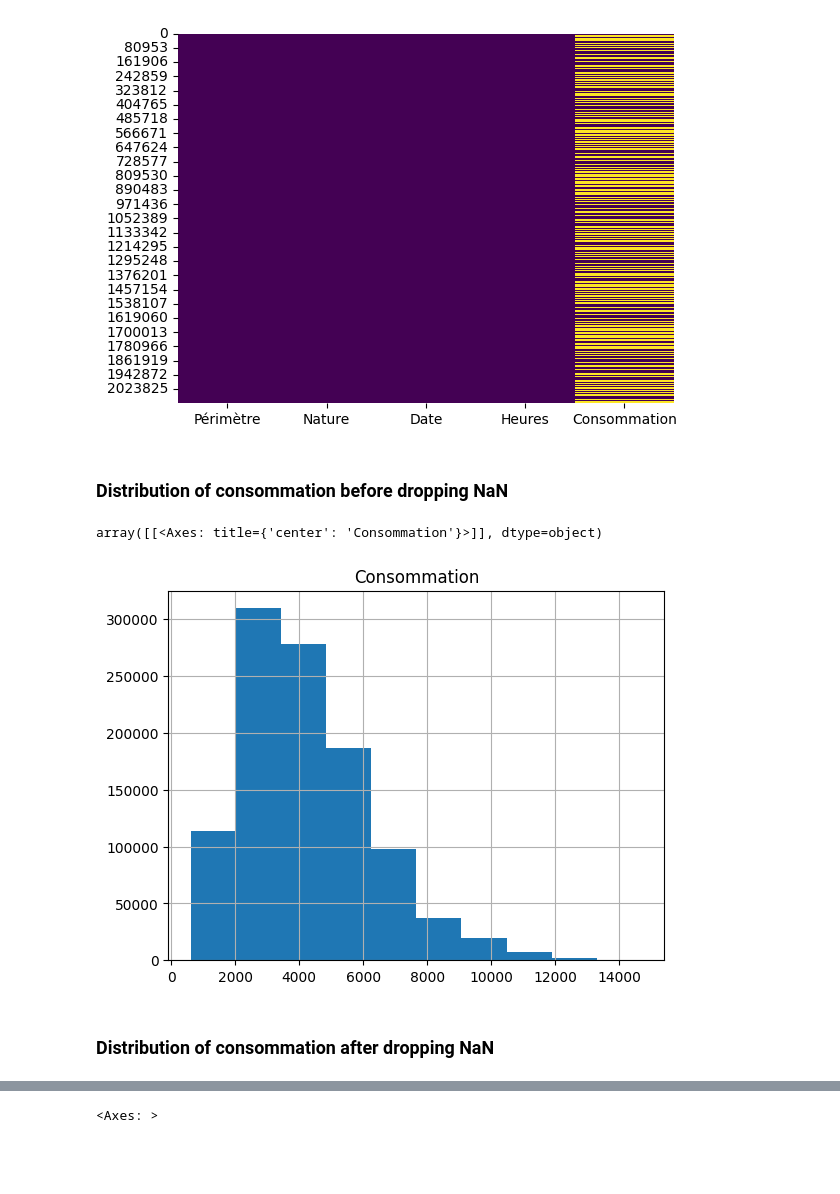
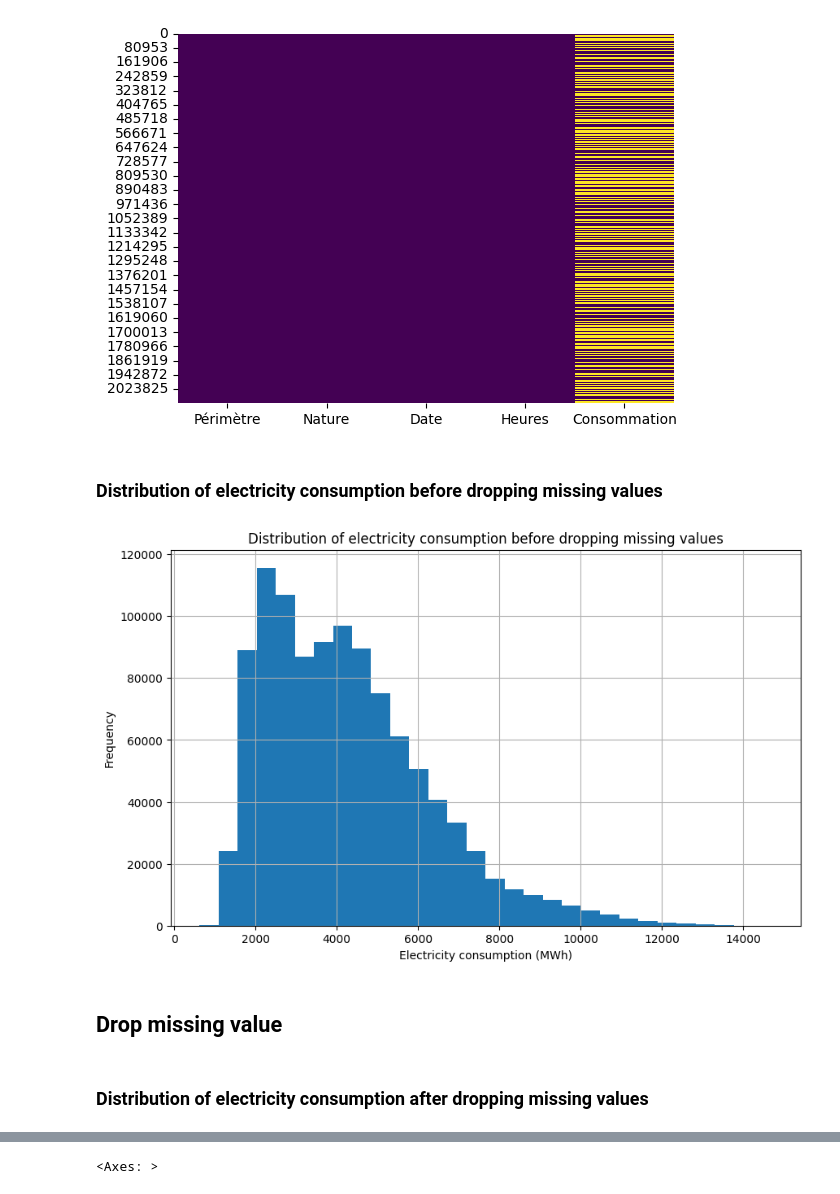
Before and after one commit to bunrong33/Python_Project_2A, a Jupyter notebook: notebook/1_data_preparation.ipynb, the cells around one changed output, grey strips where cells are left out. Saved outputs shown, nothing was run; the diff lists cells and outputs as text; code cells hidden in the pictures; blank space fills up the shorter version.

```diff
--- a/notebook/1_data_preparation.ipynb
+++ b/notebook/1_data_preparation.ipynb
@@ -96,14 +99,20 @@ sns.heatmap(df_con.isnull(),cbar=False,cmap='viridis')
 <Axes: >
 [figure]
 # %% [markdown]
-### Distribution of consommation before dropping NaN
+### Distribution of electricity consumption before dropping missing values
-# %%
-df_con[['Consommation']].hist()
-# %% [output]
-array([[<Axes: title={'center': 'Consommation'}>]], dtype=object)
-[figure, removed]
+# %%
+plt.figure(figsize=(10, 6))
+df_con["Consommation"].hist(bins=30)
+plt.title("Distribution of electricity consumption before dropping missing values")
+plt.xlabel("Electricity consumption (MWh)")
+plt.ylabel("Frequency")
+plt.show()
+# %% [output]
+[figure, added]
+# %% [markdown]
+## Drop missing value
 # %%
 df_con = df_con.dropna()
 df_ele = df_con.copy()
 # %% [markdown]
-### Distribution of consommation after dropping NaN
+### Distribution of electricity consumption after dropping missing values
```
Also changed, not shown: parts of 22 cells of this notebook, 8 other files.
